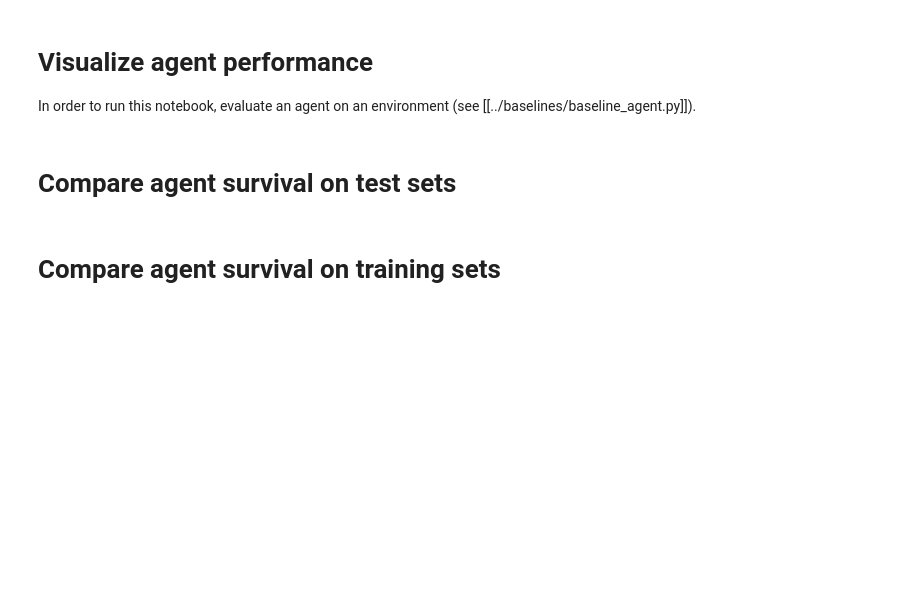
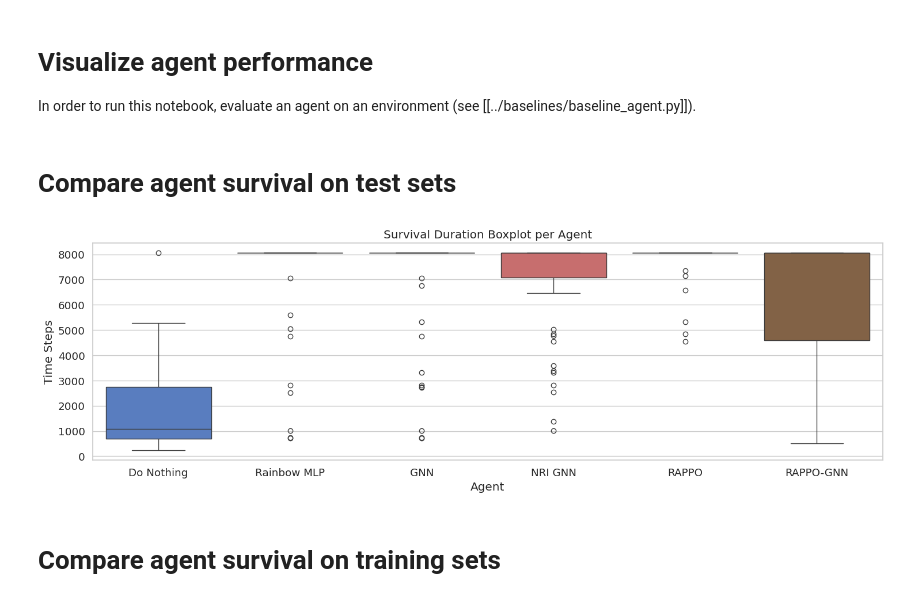
Before and after one commit to HansDampf37/NRI-for-explainable-RL-in-Power-Grids, a Jupyter notebook: src/visualization/visualize_agent_eval_results.ipynb, the cells around one changed output. Drawn from its saved outputs; the diff is of its cells as text; code cells hidden in the pictures; blank space fills up the shorter version.

```diff
--- a/src/visualization/visualize_agent_eval_results.ipynb
+++ b/src/visualization/visualize_agent_eval_results.ipynb
@@ -20,24 +20,27 @@ from src.visualization import get_evaluation_metrics, visualize_agent_survival,
 # %%
 
 
 ppo_gnn_metrics = get_evaluation_metrics(Path("/home/adrian/Dev/NRI-for-explainable-RL-in-Power-Grids/results/experiments/1001_compare_all/GNN_CustomPPO_0_47ac9_2026-01-09_19-01-53/evaluations"), "GNN")
 ppo_mlp_metrics = get_evaluation_metrics(Path("/home/adrian/Dev/NRI-for-explainable-RL-in-Power-Grids/results/experiments/1001_compare_all/MLP_CustomPPO_0_98de8_2026-01-09_19-04-10/evaluations"), "MLP (now)")
 # ppo_nri_gnn_metrics = get_evaluation_metrics(Path("/home/adrian/Dev/NRI-for-explainable-RL-in-Power-Grids/results/experiments/1001_compare_all/NRI_GNN_CustomPPO_0_b4e4e_2026-01-09_19-55-03/evaluations"), "NRI-GNN")
 ppo_ra_gnn_metrics = get_evaluation_metrics(Path("/home/adrian/Schreibtisch/1801_rappo_with_anneal_different_betas/CustomPPO_0_5448b_2026-01-18_14-26-43/evaluations/"), "RA-GNN")
 #ppo_ra_gnn_low_beta_metrics = get_evaluation_metrics(Path("/home/adrian/Dev/NRI-for-explainable-RL-in-Power-Grids/results/experiments/1201_ragnn_prior1_high_beta_temp0_like_gnn/CustomPPO_0_420a7_2026-01-12_13-21-44/evaluations"), "GNN-like")
 old_ppo_performance = get_evaluation_metrics(Path("/home/adrian/Schreibtisch/improve_baseline/evaluations/baselines/ppo/mlp_2025-12-13_17-39-58_510/checkpoints/checkpoint_100000/agent/val/"), "MLP (previously)")
 reco = get_evaluation_metrics(Path("/home/adrian/Dev/NRI-for-explainable-RL-in-Power-Grids/results/evaluations/reco_powerline_agent/val"), "Do Nothing")
 mlp_rainbow = get_evaluation_metrics(Path("/home/adrian/Schreibtisch/1901/1901_rainbow_baselines/CustomPPO_0_98414_2026-01-19_18-23-39_MLP/evaluations/"), "Rainbow MLP")
 nri_rainbow = get_evaluation_metrics(Path("/home/adrian/Schreibtisch/1901/1901_rainbow_baselines/CustomPPO_0_9c9d6_2026-01-19_18-23-46_NRI/evaluations/"), "Rainbow NRI GNN")
 gnn_rainbow = get_evaluation_metrics(Path("/home/adrian/Schreibtisch/1901/1901_rainbow_baselines/CustomPPO_0_9c7db_2026-01-19_18-23-46_GNN/evaluations/"), "Rainbow GNN")
 rappo_rainbow = get_evaluation_metrics(Path("/home/adrian/Schreibtisch/1901/1901_rainbow_rappo_with_anneal_different_betas/CustomPPO_0_99337_2026-01-19_18-23-41/evaluations/"), "Rainbow RAPPO")
 mlp = get_evaluation_metrics(Path("/home/adrian/Schreibtisch/1901/1901_baselines/CustomPPO_0_48ac9_2026-01-19_14-39-31_MLP/evaluations/"), "MLP")
 nri = get_evaluation_metrics(Path("/home/adrian/Schreibtisch/1901/1901_baselines/CustomPPO_0_4eebd_2026-01-19_14-39-41_NRI/evaluations/"), "NRI GNN")
 gnn = get_evaluation_metrics(Path("/home/adrian/Schreibtisch/1901/1901_baselines/CustomPPO_0_4cbd2_2026-01-19_14-39-38_GNN/evaluations/"), "GNN")
 rappo = get_evaluation_metrics(Path("/home/adrian/Schreibtisch/1901/1901_rappo_with_anneal_different_betas/CustomPPO_0_426b7_2026-01-19_10-28-48/evaluations/"), "RAPPO")
-to_be_compared = [reco, mlp_rainbow, gnn, nri, rappo]#, rappo]
+rappognn = get_evaluation_metrics(Path("/home/adrian/Schreibtisch/3001_baselines/CustomPPO_0_5c5fd_2026-01-30_13-01-07/evaluations/"), "RAPPO-GNN")
+to_be_compared = [reco, mlp_rainbow, gnn, nri, rappo, rappognn]#, rappo]
 
-visualize_agent_survival(to_be_compared, figsize=(max(5, 2.5*len(to_be_compared)),5))
+visualize_agent_survival(to_be_compared)
+# %% [output]
+[figure, added]
 # %%
 from tabulate import tabulate
 
```
Also changed, not shown: 3 other files.
